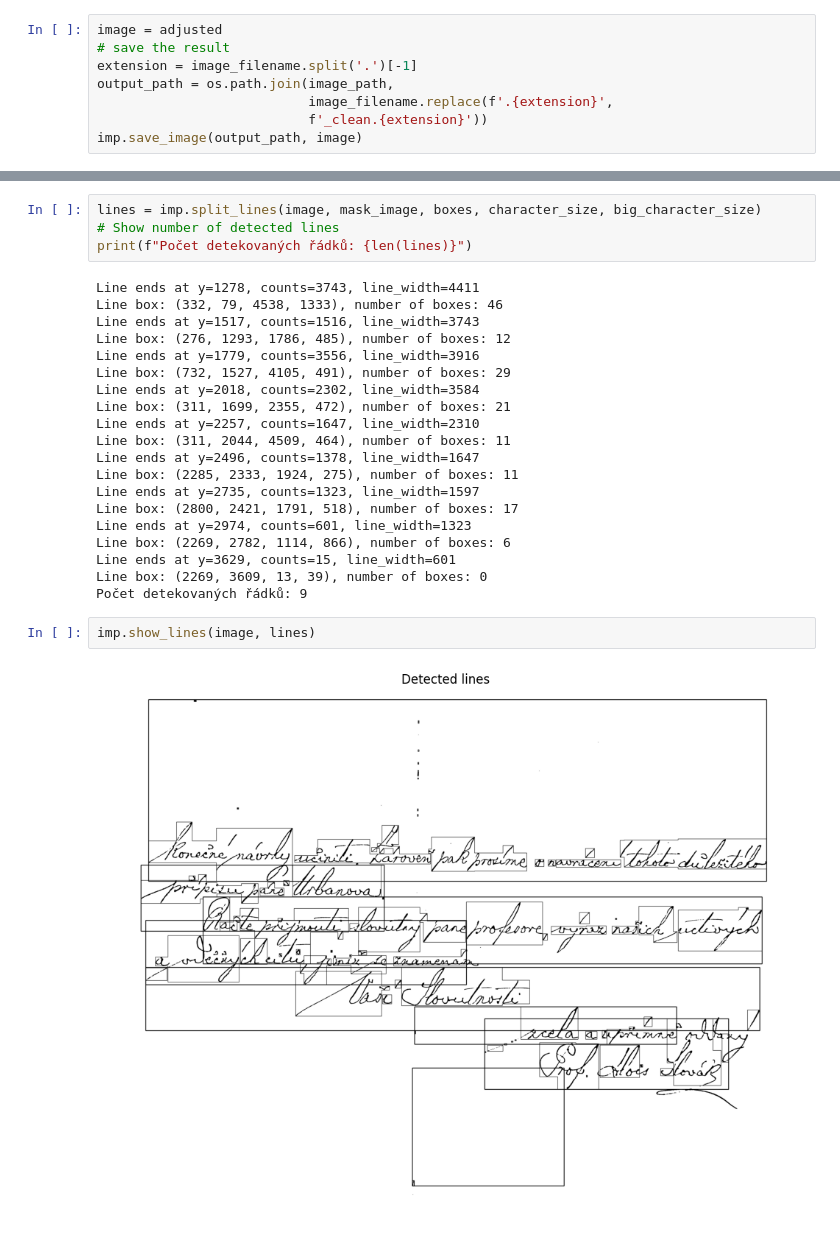
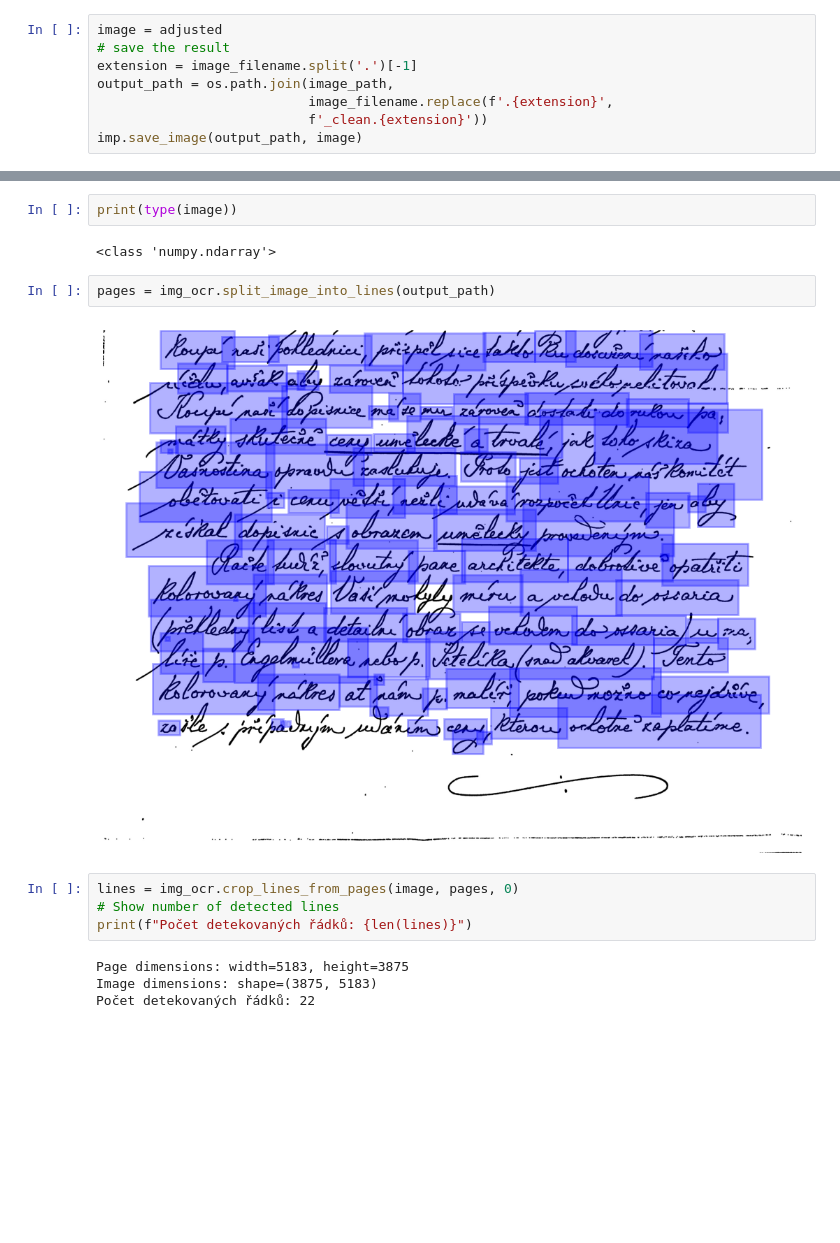
Before and after one commit to ninabel/split_text_image, a Jupyter notebook: split_image.ipynb, the cells around one changed output, grey strips where cells are left out. Saved outputs shown, nothing was run; the diff lists cells and outputs as text; blank space fills up the shorter version.

Commit message:
Split text by rows with docTr

```diff
--- a/split_image.ipynb
+++ b/split_image.ipynb
@@ -101,28 +120,16 @@ imp.show_image(imp.combine_with_mask(image, mask_image),
+# %%
+print(type(image))
+# %% [output]
+<class 'numpy.ndarray'>
+# %%
+pages = img_ocr.split_image_into_lines(output_path)
+# %% [output]
+[figure, added]
 # %%
-lines = imp.split_lines(image, mask_image, boxes, character_size, big_character_size)
+lines = img_ocr.crop_lines_from_pages(image, pages, 0)
 # Show number of detected lines
 print(f"Počet detekovaných řádků: {len(lines)}")
 # %% [output]
-Line ends at y=1278, counts=3743, line_width=4411
-Line box: (332, 79, 4538, 1333), number of boxes: 46
-Line ends at y=1517, counts=1516, line_width=3743
-Line box: (276, 1293, 1786, 485), number of boxes: 12
-Line ends at y=1779, counts=3556, line_width=3916
-Line box: (732, 1527, 4105, 491), number of boxes: 29
-Line ends at y=2018, counts=2302, line_width=3584
-Line box: (311, 1699, 2355, 472), number of boxes: 21
-Line ends at y=2257, counts=1647, line_width=2310
-Line box: (311, 2044, 4509, 464), number of boxes: 11
-Line ends at y=2496, counts=1378, line_width=1647
-Line box: (2285, 2333, 1924, 275), number of boxes: 11
-Line ends at y=2735, counts=1323, line_width=1597
-Line box: (2800, 2421, 1791, 518), number of boxes: 17
-Line ends at y=2974, counts=601, line_width=1323
-Line box: (2269, 2782, 1114, 866), number of boxes: 6
-Line ends at y=3629, counts=15, line_width=601
-Line box: (2269, 3609, 13, 39), number of boxes: 0
-Počet detekovaných řádků: 9
+Page dimensions: width=5183, height=3875
+Image dimensions: shape=(3875, 5183)
+Počet detekovaných řádků: 22
-# %%
-imp.show_lines(image, lines)
-# %% [output]
-[figure, removed]
```
Also changed, not shown: parts of 14 cells of this notebook, 4 other files.
